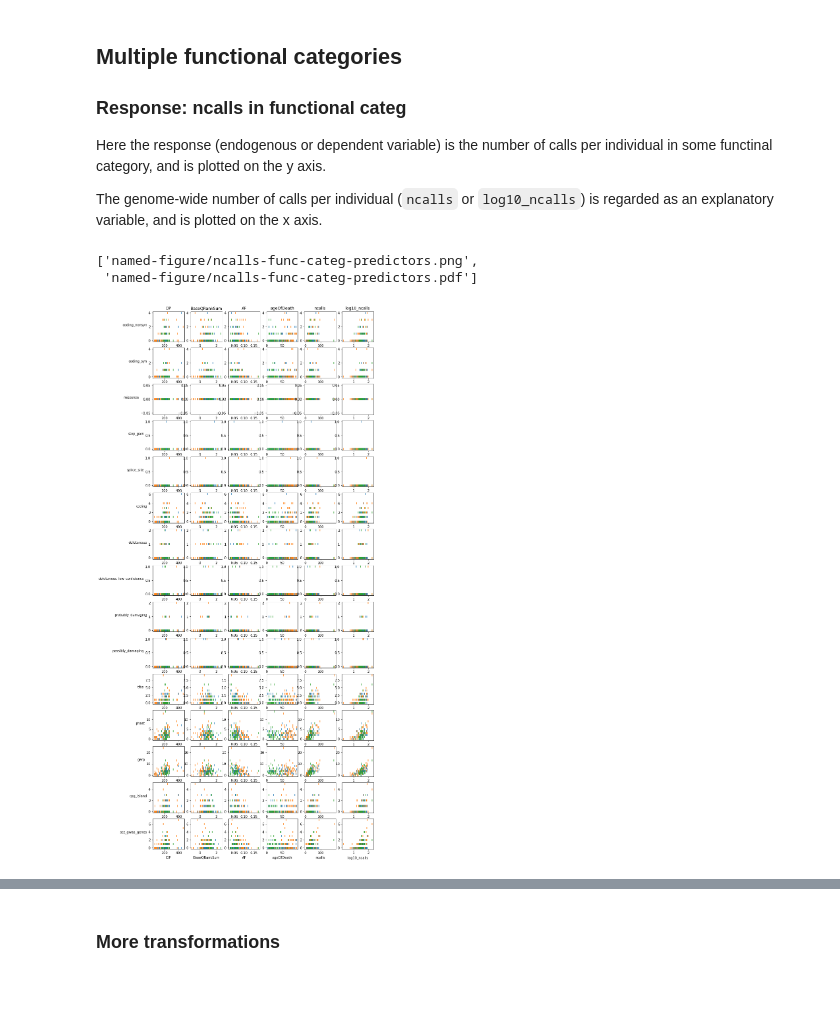
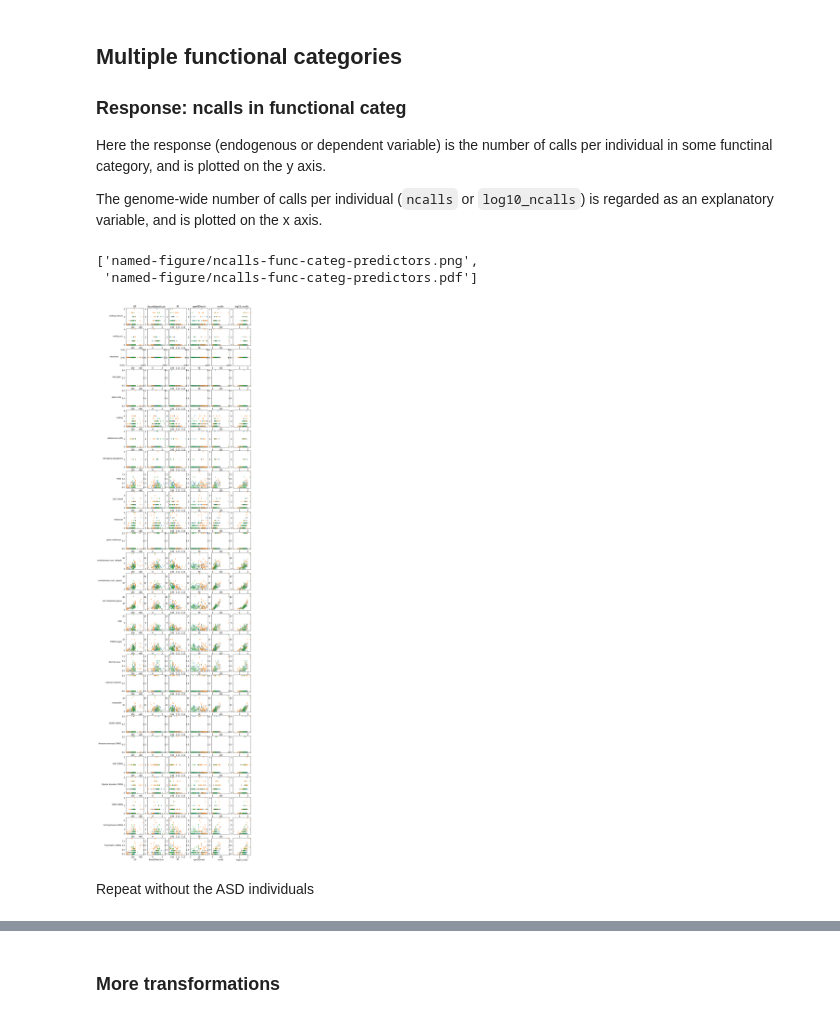
Before and after one commit to attilagk/lab-notebook, a Jupyter notebook: projects/bsm/R/2021-01-26-indiv-counts-modeling/2021-01-26-indiv-counts-modeling.ipynb, the cells around one changed output, grey strips where cells are left out. Cells and saved outputs as stored; diff of their text form; code cells hidden in the pictures; blank space fills up the shorter version.

```diff
--- a/projects/bsm/R/2021-01-26-indiv-counts-modeling/2021-01-26-indiv-counts-modeling.ipynb
+++ b/projects/bsm/R/2021-01-26-indiv-counts-modeling/2021-01-26-indiv-counts-modeling.ipynb
@@ -27,4 +35,6 @@ import indiv_counts_modeling as icm
 # %%
 data = SNPnexus.load_data('/home/attila/projects/bsm/results/2020-09-07-annotations/annotated-calls.p')
+sczgwasloci = genome.read_scz_gwas()
+data = genome.annotate_with_gwas_loci(data, gwas=sczgwasloci, modify_return_data=True)
 clozukpath = '/home/attila/projects/bsm/resources/CLOZUK/supp-table-4.csv'
 gwasgenes = operations.get_geneset(df=pd.read_csv(clozukpath, skiprows=7), col='Gene(s) tagged')
@@ -196,0 +283,7 @@ scz_gwas_genes
+# %%
+results = results.drop('SCZ GWAS locus, coding', axis=1, level=0)
+results_scz = results_scz.drop('SCZ GWAS locus, coding', axis=1, level=0)
+summary = summary.drop('SCZ GWAS locus, coding', axis=0, level=0)
+summary_scz = summary_scz.drop('SCZ GWAS locus, coding', axis=0, level=0)
+summary_chisq = summary_chisq.drop('SCZ GWAS locus, coding', axis=0, level=0)
+summary_chisq_scz = summary_chisq_scz.drop('SCZ GWAS locus, coding', axis=0, level=0)
@@ -197,3 +292,24 @@ scz_gwas_genes
+# %%
+selcols = ['DP', 'BaseQRankSum', 'AF']
+selcols_indiv = ['Dx', 'ageOfDeath', 'Dataset', 'Reported Gender']
+prettynames = ['coding nonsyn', 'coding syn', 'missense', 'stop gain', 'splice site', 'coding', 'deleterious (sift)', 'damaging (polyphen)', 'TFBS', 'CpG island', 'enhancer', 'genic enhancer', 'evolutionary cons. (phast)', 'evolutionary cons. (gerp)']
+prettynames += list(summary.xs('near_gens_Overlapped Gene', 0).index) # add GWASets
+
+def get_fitdata(data, results):
+    covariates = data[selcols].groupby('Individual ID').mean()
+    covariates[selcols_indiv] = data[selcols_indiv].groupby('Individual ID').first()
+    covariates = covariates.rename({'Reported Gender': 'Gender'}, axis=1)
+    covariates['ncalls'] = data.groupby('Individual ID').size()
+    covariates = pd.concat([covariates, covariates['ncalls'].apply(np.log10).rename('log10_ncalls')], axis=1)
+    Dxs = pd.Categorical(results[('Dx', )].groupby('Individual ID').first(), categories=results[('Dx', )].cat.categories)
+    responses = results.drop(('Dx',), axis=1).groupby('Individual ID').sum()
+    responses.columns = prettynames
+    responses_prop = responses.apply(lambda x: x / covariates['ncalls'], axis=0).rename(lambda x: 'prop_' + x, axis=1)
+    fitdata = pd.concat([responses, covariates], axis=1)
+    return((fitdata, covariates, responses, responses_prop))
+
+fitdata, covariates, responses, responses_prop = get_fitdata(data, results)
+fitdata_scz, covariates_scz, responses_scz, responses_prop_scz = get_fitdata(preprocessing.drop_category(data, 'ASD'), results_scz)
 # %% [markdown]
 ### Pairwise joint distributions
 
@@ -228,11 +373,22 @@ Here the response (endogenous or dependent variable) is the number of calls per
 
 The genome-wide number of calls per individual (`ncalls` or `log10_ncalls`) is regarded as an explanatory variable, and is plotted on the x axis.
 # %%
-Dxs = fitdata['Dx'].copy()
-Dxcol = Dxs.cat.rename_categories(['C0', 'C1', 'C2'])
-fig, ax = icm.big_plot_matrix(responses, covariates, Dxcol)
+def getDxcol(fitdata):
+    Dxs = fitdata['Dx'].copy()
+    l = ['C' + str(x) for x in range(len(Dxs.cat.categories))]
+    Dxcol = Dxs.cat.rename_categories(l)
+    return(Dxcol)
+
+def ncalls_categ_predictors_plot(fitdata, responses, covariates):
+    Dxcol = getDxcol(fitdata)
+    fig, ax = icm.big_plot_matrix(responses, covariates, Dxcol)
+    return((fig, ax))
+
+fig, ax = ncalls_categ_predictors_plot(fitdata, responses, covariates)
 attila_utils.savefig(fig, 'ncalls-func-categ-predictors')
 # %% [output]
 ['named-figure/ncalls-func-categ-predictors.png',
  'named-figure/ncalls-func-categ-predictors.pdf']
-[figure, old version]
+[figure, new version]
+# %% [markdown]
+Repeat without the ASD individuals
```
Also changed, not shown: parts of 104 cells of this notebook, 6 other files.
